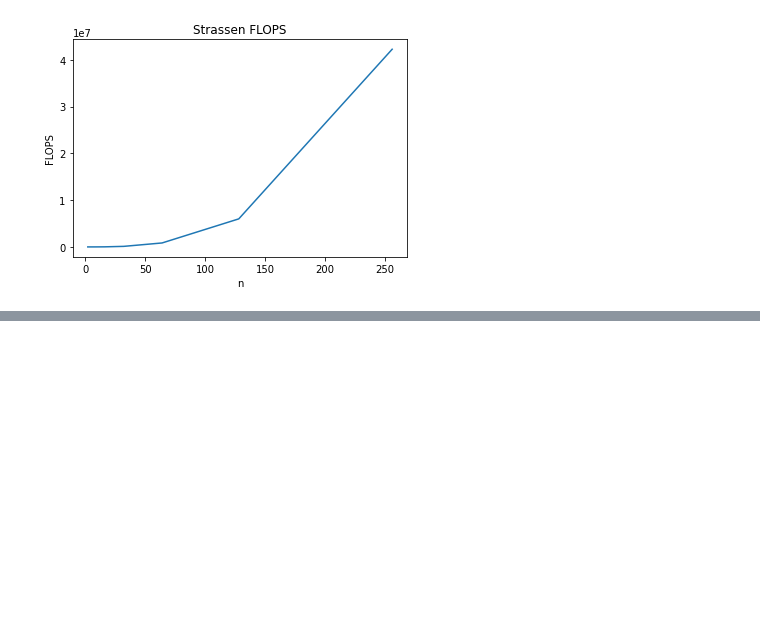
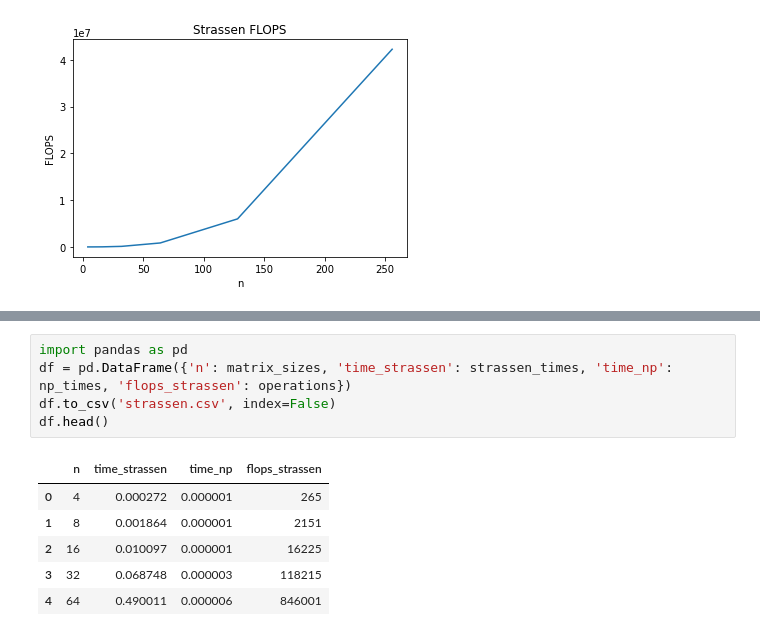
Before and after one commit to weed478/algomat, a Jupyter notebook: zad1/strassen_multiplication.ipynb, the cells around one changed output, grey strips where cells are left out. Saved outputs shown, nothing was run; the diff lists cells and outputs as text; blank space fills up the shorter version.

Commit message:
create strassen raport

```diff
--- a/zad1/strassen_multiplication.ipynb
+++ b/zad1/strassen_multiplication.ipynb
@@ -123,0 +123,12 @@ plt.show()
+# %%
+import pandas as pd
+df = pd.DataFrame({'n': matrix_sizes, 'time_strassen': strassen_times, 'time_np': np_times, 'flops_strassen': operations})
+df.to_csv('strassen.csv', index=False)
+df.head()
+# %% [output]
+|  | n | time_strassen | time_np | flops_strassen |
+| 0 | 4 | 0.000272 | 0.000001 | 265 |
+| 1 | 8 | 0.001864 | 0.000001 | 2151 |
+| 2 | 16 | 0.010097 | 0.000001 | 16225 |
+| 3 | 32 | 0.068748 | 0.000003 | 118215 |
+| 4 | 64 | 0.490011 | 0.000006 | 846001 |
```
Also changed, not shown: parts of 3 cells of this notebook, 2 other files.
